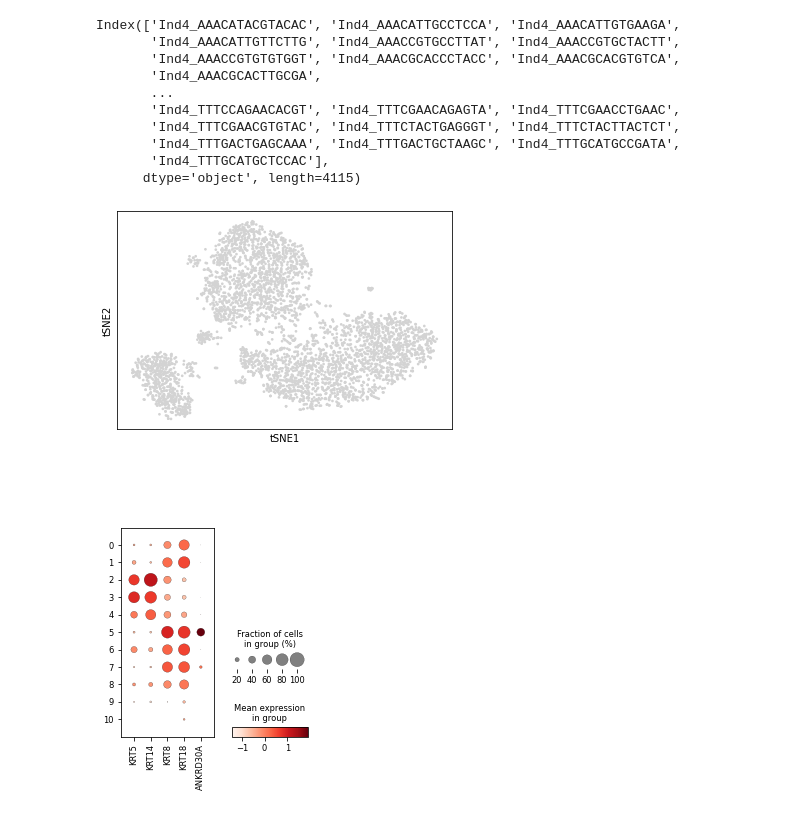
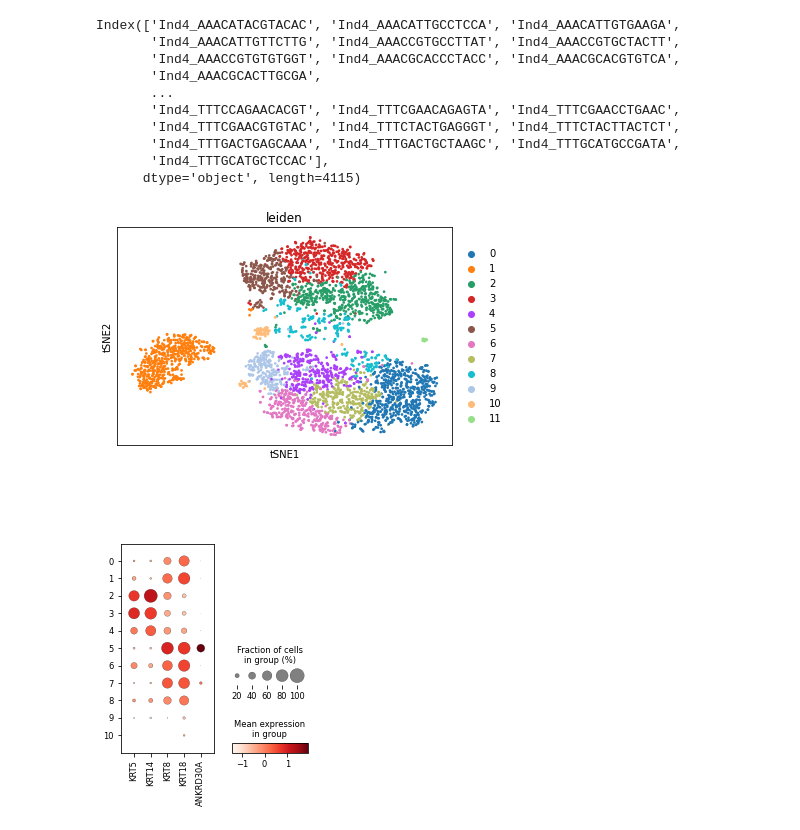
Before and after one commit to daphnetsolissou/scRNAseq-CellTypeClassifier-breast-epithelium, a Jupyter notebook: dataset2_exploration.ipynb, the cells around one changed output. Saved outputs shown, nothing was run; the diff lists cells and outputs as text; code cells hidden in the pictures.

```diff
--- a/dataset2_exploration.ipynb
+++ b/dataset2_exploration.ipynb
@@ -274,6 +282,6 @@ Index(['Ind4_AAACATACGTACAC', 'Ind4_AAACATTGCCTCCA', 'Ind4_AAACATTGTGAAGA',
        'Ind4_TTTGCATGCTCCAC'],
       dtype='object', length=4115)
 # %%
-sc.pl.tsne(adata_id4)
+sc.pl.tsne(adata_id4, color='leiden')
 # %% [output]
-[figure, old version]
+[figure, new version]
```
Also changed, not shown: parts of 6 cells of this notebook.
